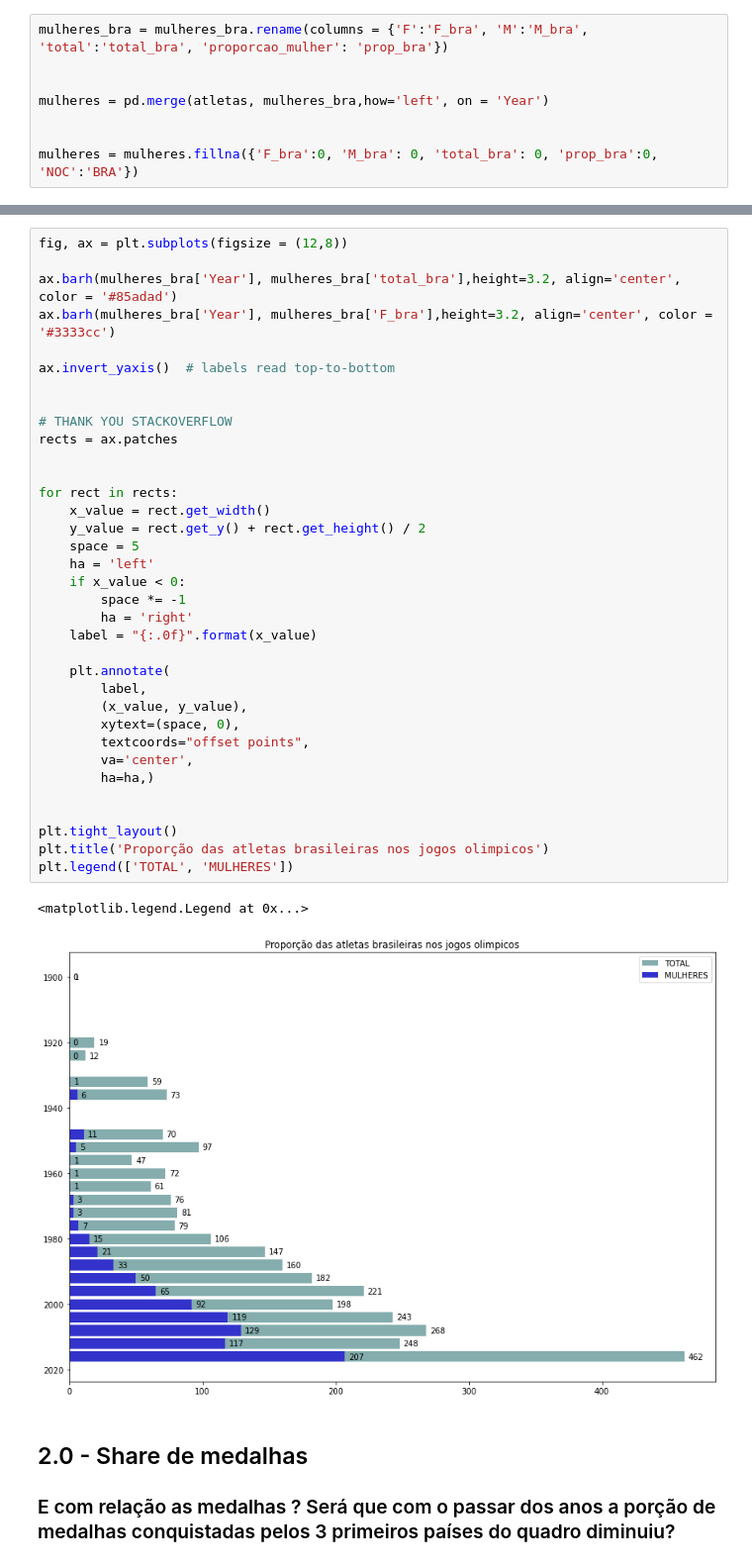
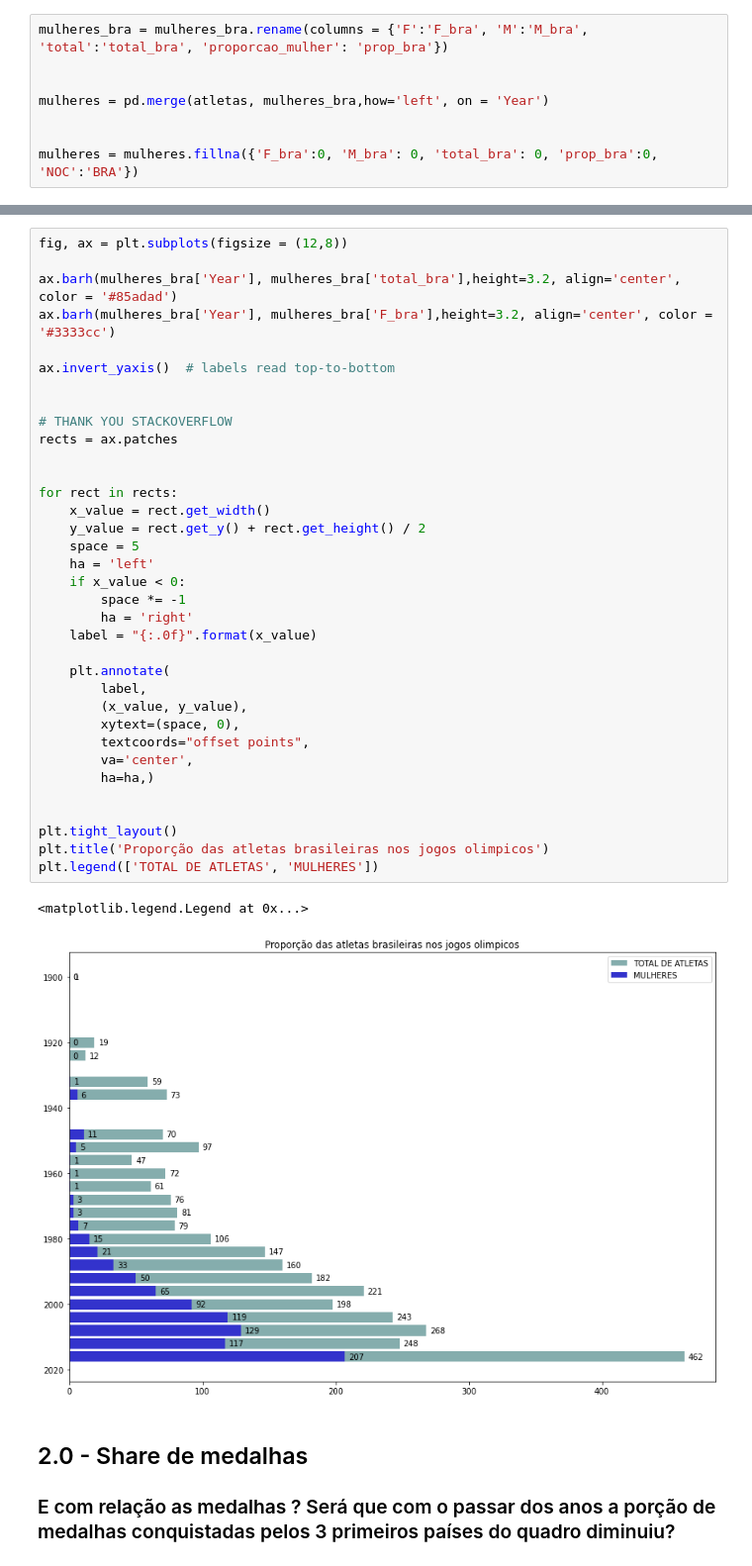
Before and after one commit to martinscaio/Jogos-Olimpicos, a Jupyter notebook: Jogos Olimpicos.ipynb, the cells around one changed output, grey strips where cells are left out. Shown at 99% size. Drawn from its saved outputs; the diff is of its cells as text.

```diff
--- a/Jogos Olimpicos.ipynb
+++ b/Jogos Olimpicos.ipynb
@@ -240,35 +212,35 @@ ax.barh(mulheres_bra['Year'], mulheres_bra['F_bra'],height=3.2, align='center',
 ax.invert_yaxis()  # labels read top-to-bottom
 
 
 # THANK YOU STACKOVERFLOW
 rects = ax.patches
 
 
 for rect in rects:
     x_value = rect.get_width()
     y_value = rect.get_y() + rect.get_height() / 2
     space = 5
     ha = 'left'
     if x_value < 0:
         space *= -1
         ha = 'right'
     label = "{:.0f}".format(x_value)
 
     plt.annotate(
         label,
         (x_value, y_value),
         xytext=(space, 0),
         textcoords="offset points",
         va='center',
         ha=ha,)
 
 
 plt.tight_layout()
 plt.title('Proporção das atletas brasileiras nos jogos olimpicos')
-plt.legend(['TOTAL', 'MULHERES'])
+plt.legend(['TOTAL DE ATLETAS', 'MULHERES'])
 # %% [output]
 <matplotlib.legend.Legend at 0x...>
-[figure, old version]
+[figure, new version]
 # %% [markdown]
 ## 2.0 - Share de medalhas
 
```
Also changed, not shown: parts of 15 cells of this notebook.
